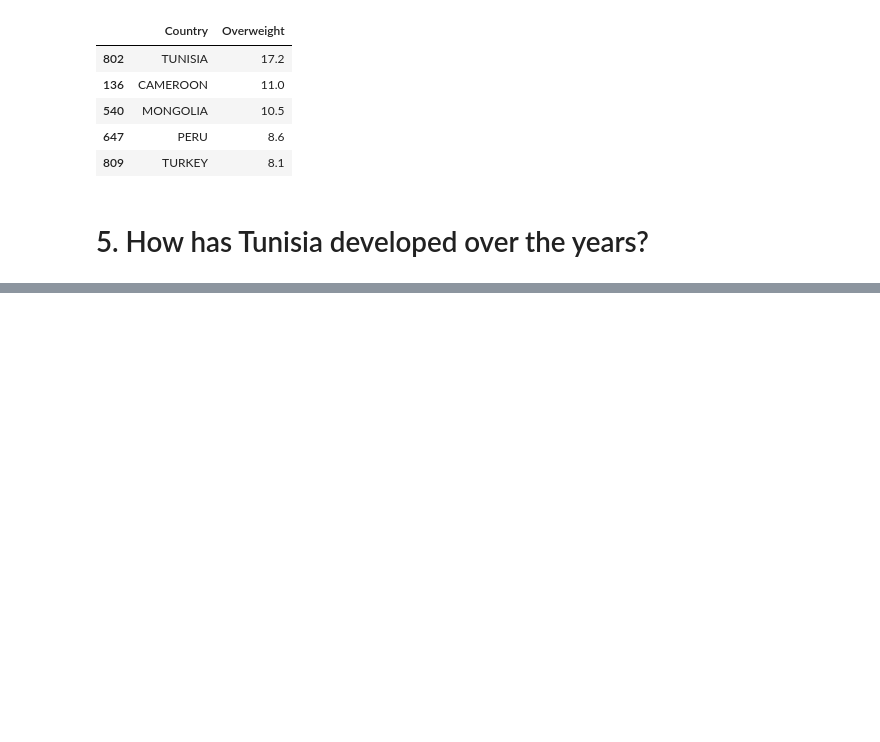
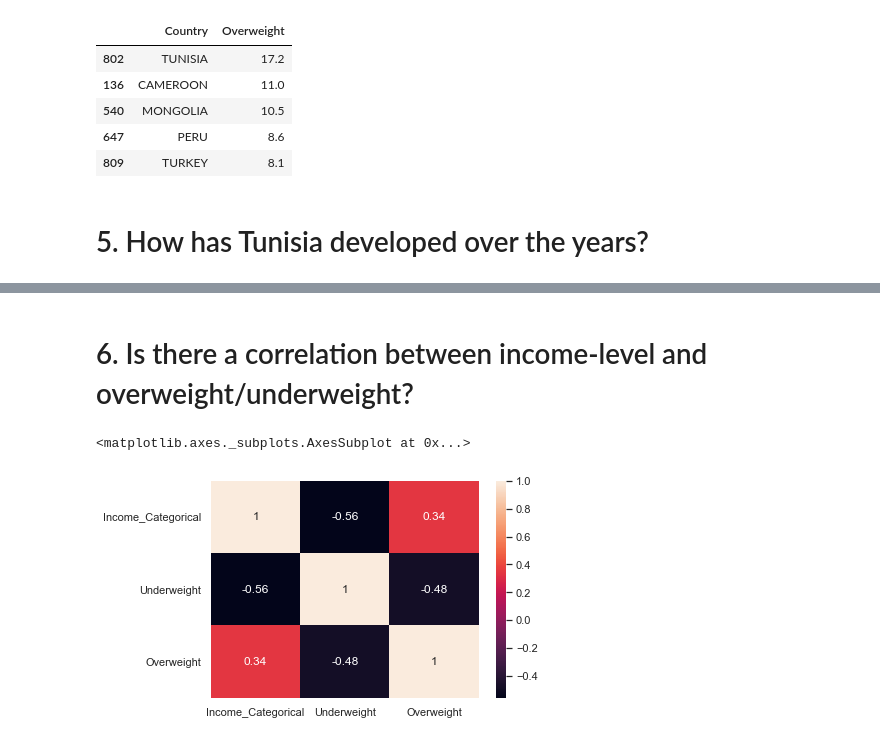
Before and after one commit to OlgaShldrr/Py_Ladies_bootcamp_capstone, a Jupyter notebook: Capstone Team 5.ipynb, the cells around one changed output, grey strips where cells are left out. Saved outputs shown, nothing was run; the diff lists cells and outputs as text; code cells hidden in the pictures; blank space fills up the shorter version.

```diff
--- a/Capstone Team 5.ipynb
+++ b/Capstone Team 5.ipynb
@@ -91,0 +124,9 @@ Text(0, 0.5, 'Percentage')
+# %% [markdown]
+# 6. Is there a correlation between income-level and overweight/underweight?
+# %%
+df = pd.DataFrame(data,columns=['Income_Categorical', 'Underweight', 'Overweight'])
+corrMatrix = df.corr()
+sns.heatmap(corrMatrix, annot=True)
+# %% [output]
+<matplotlib.axes._subplots.AxesSubplot at 0x...>
+[figure, added]
```
Also changed, not shown: parts of 5 cells of this notebook.
